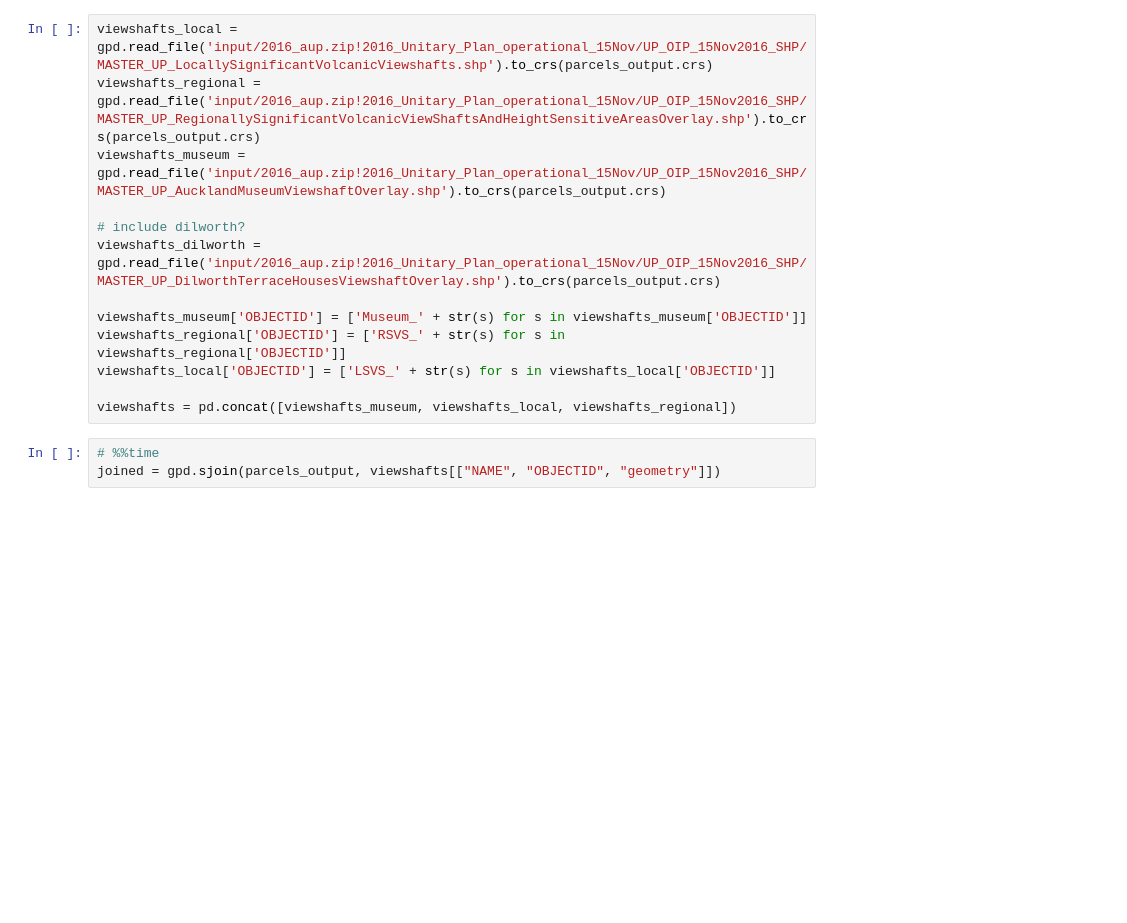
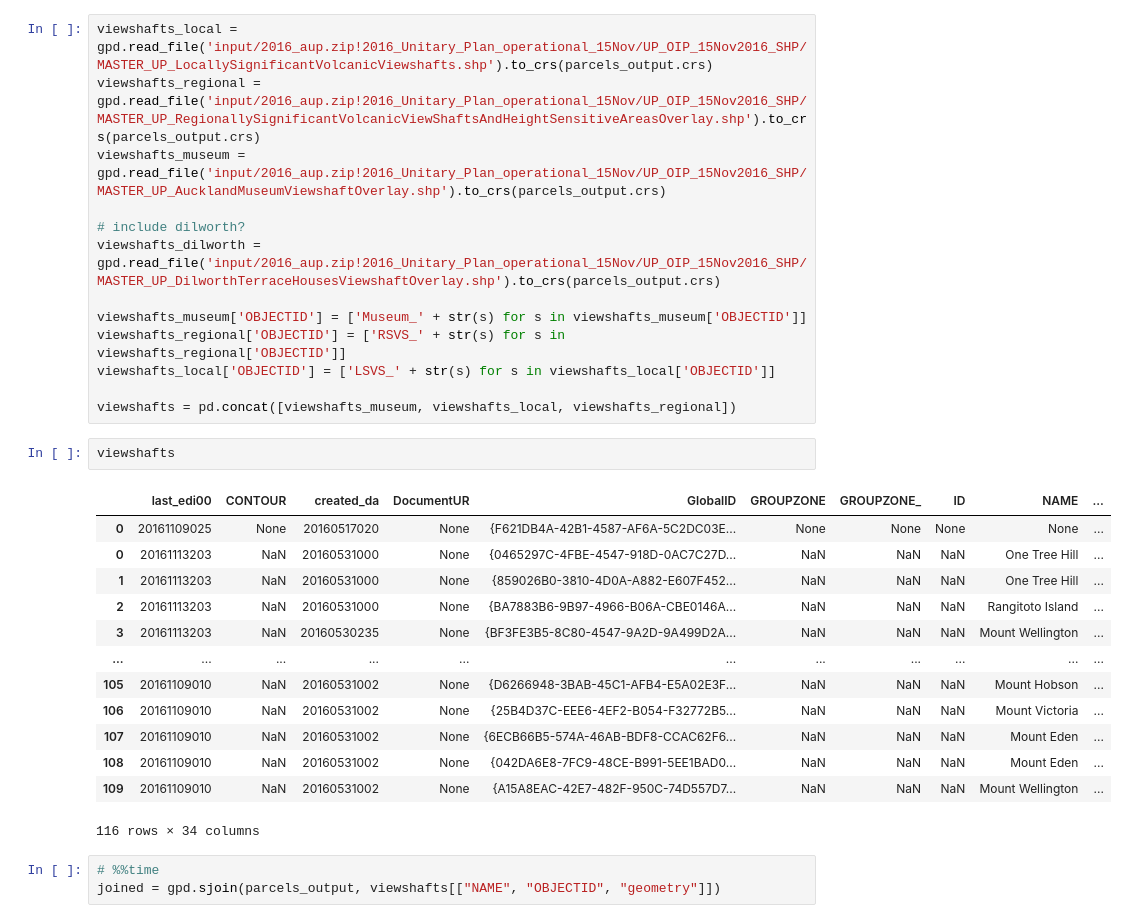
Before and after one commit to UoA-eResearch/auckland-housing, a Jupyter notebook: phase0.ipynb, the cells around one changed output. Cells and saved outputs as stored; diff of their text form; blank space fills up the shorter version.

```diff
--- a/phase0.ipynb
+++ b/phase0.ipynb
@@ -380,6 +416,22 @@ viewshafts_regional['OBJECTID'] = ['RSVS_' + str(s) for s in viewshafts_regional
 viewshafts_local['OBJECTID'] = ['LSVS_' + str(s) for s in viewshafts_local['OBJECTID']]
 
 viewshafts = pd.concat([viewshafts_museum, viewshafts_local, viewshafts_regional])
+# %%
+viewshafts
+# %% [output]
+|  | last_edi00 | CONTOUR | created_da | DocumentUR | GlobalID | GROUPZONE | GROUPZONE_ | ID | NAME | ... |
+| 0 | 20161109025 | None | 20160517020 | None | {F621DB4A-42B1-4587-AF6A-5C2DC03E... | None | None | None | None | ... |
+| 0 | 20161113203 | NaN | 20160531000 | None | {0465297C-4FBE-4547-918D-0AC7C27D... | NaN | NaN | NaN | One Tree Hill | ... |
+| 1 | 20161113203 | NaN | 20160531000 | None | {859026B0-3810-4D0A-A882-E607F452... | NaN | NaN | NaN | One Tree Hill | ... |
+| 2 | 20161113203 | NaN | 20160531000 | None | {BA7883B6-9B97-4966-B06A-CBE0146A... | NaN | NaN | NaN | Rangitoto Island | ... |
+| 3 | 20161113203 | NaN | 20160530235 | None | {BF3FE3B5-8C80-4547-9A2D-9A499D2A... | NaN | NaN | NaN | Mount Wellington | ... |
+| ... | ... | ... | ... | ... | ... | ... | ... | ... | ... | ... |
+| 105 | 20161109010 | NaN | 20160531002 | None | {D6266948-3BAB-45C1-AFB4-E5A02E3F... | NaN | NaN | NaN | Mount Hobson | ... |
+| 106 | 20161109010 | NaN | 20160531002 | None | {25B4D37C-EEE6-4EF2-B054-F32772B5... | NaN | NaN | NaN | Mount Victoria | ... |
+| 107 | 20161109010 | NaN | 20160531002 | None | {6ECB66B5-574A-46AB-BDF8-CCAC62F6... | NaN | NaN | NaN | Mount Eden | ... |
+| 108 | 20161109010 | NaN | 20160531002 | None | {042DA6E8-7FC9-48CE-B991-5EE1BAD0... | NaN | NaN | NaN | Mount Eden | ... |
+| 109 | 20161109010 | NaN | 20160531002 | None | {A15A8EAC-42E7-482F-950C-74D557D7... | NaN | NaN | NaN | Mount Wellington | ... |
+116 rows × 34 columns
 # %%
 # %%time
 joined = gpd.sjoin(parcels_output, viewshafts[["NAME", "OBJECTID", "geometry"]])
```
Also changed, not shown: parts of 44 cells of this notebook, 2 other files.
